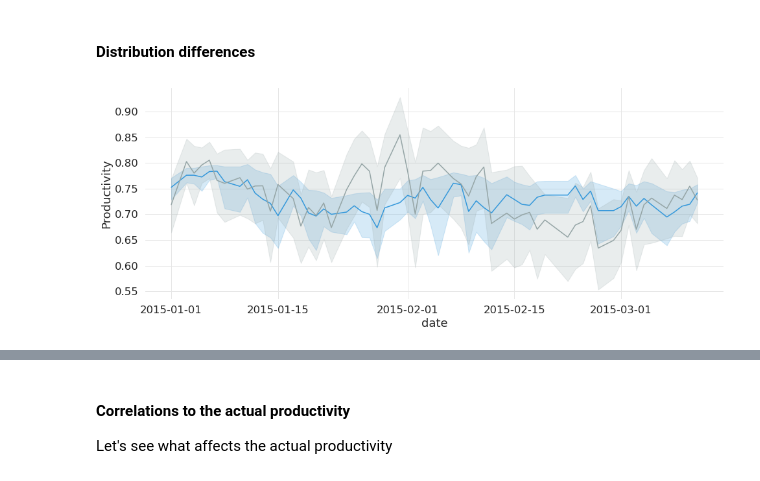
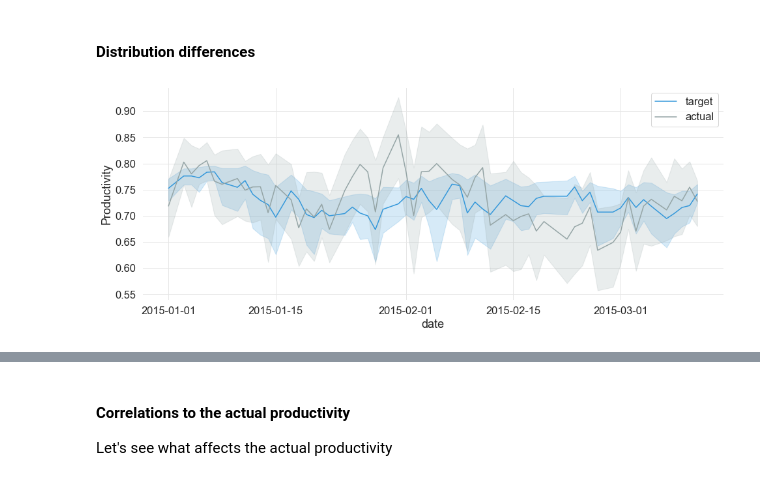
Before and after one commit to Kat-rin-sc/BI_A3_git, a Jupyter notebook: BI_A3_Notebook.ipynb, the cells around one changed output, grey strips where cells are left out. Cells and saved outputs as stored; diff of their text form; code cells hidden in the pictures.

```diff
--- a/BI_A3_Notebook.ipynb
+++ b/BI_A3_Notebook.ipynb
@@ -226,0 +214,3 @@ actual_productivity
+# %%
+df["date"] = pd.to_datetime(df['date'],infer_datetime_format= True )
+df["dayOfMonth"] =  df.date.dt.day
@@ -334,10 +328,11 @@ Let's see how the targeted productivity corresponds to the actual productivity
 #### Distribution differences
 # %%
 plt.figure(figsize = (16,6))
-ax=sns.lineplot(y='targeted_productivity',x='date' ,data = df, legend='brief')
-ax=sns.lineplot(y= 'actual_productivity',x='date',data=df, legend = 'brief')
+ax=sns.lineplot(y='targeted_productivity',x='date' ,data = df, legend='brief', label = 'target')
+ax=sns.lineplot(y= 'actual_productivity',x='date',data=df, legend = 'brief', label = "actual")
 ax.set(ylabel = 'Productivity')
+ax.legend()
 plt.savefig(GRAPHICS_LOCATION + 'EDA_target_vs_actual_TimeSeries.png')
 plt.show()
 # %% [output]
-[figure, old version]
+[figure, new version]
```
Also changed, not shown: parts of 57 cells of this notebook, 42 other files.
